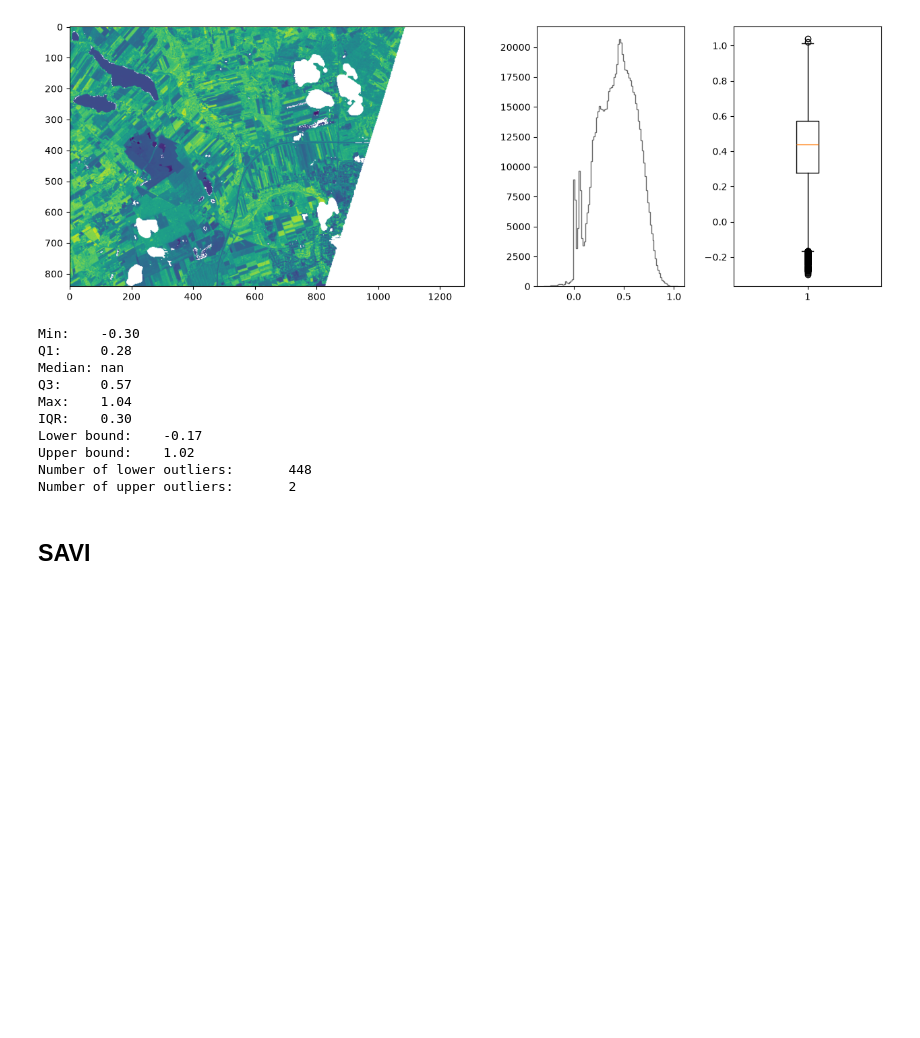
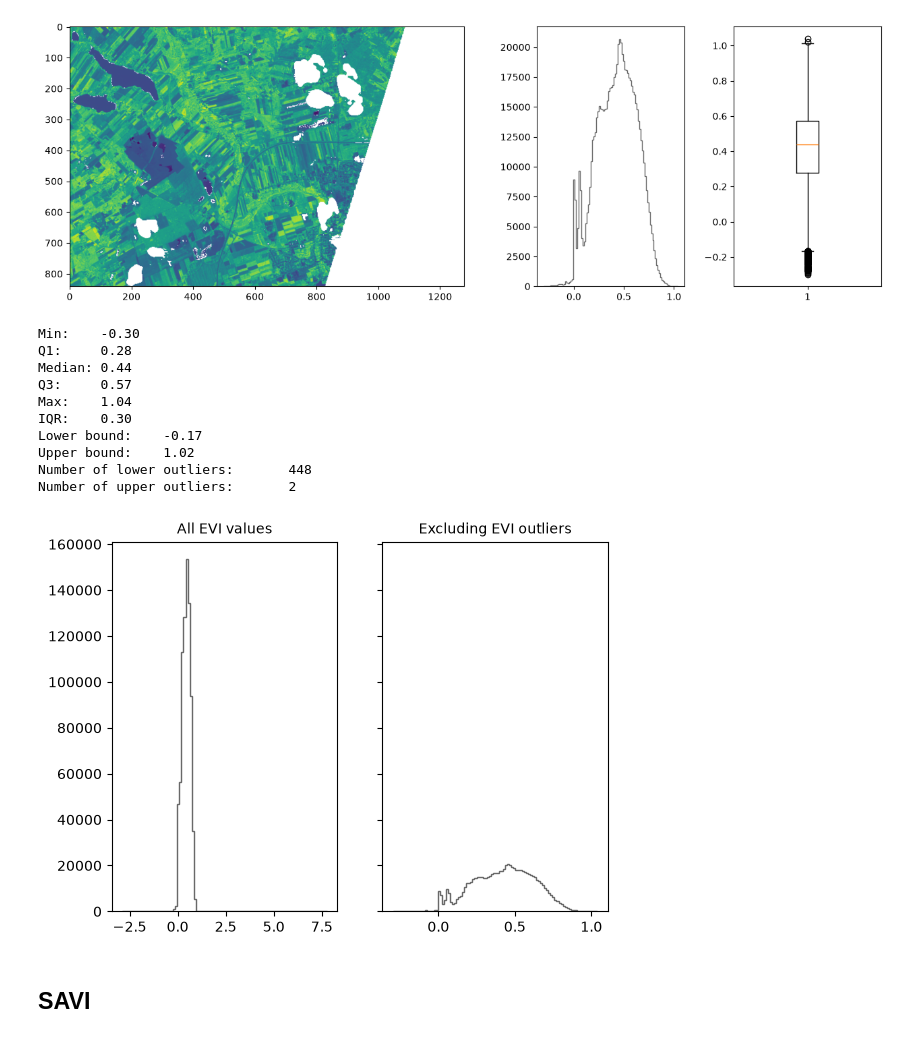
Before and after one commit to mikolaj-kowal/rs-vegetation-indices-analysis, a Jupyter notebook: notebooks/02-index-calculation.ipynb, the cells around one changed output. Saved outputs shown, nothing was run; the diff lists cells and outputs as text; code cells hidden in the pictures; blank space fills up the shorter version.

```diff
--- a/notebooks/02-index-calculation.ipynb
+++ b/notebooks/02-index-calculation.ipynb
@@ -214,7 +234,7 @@ upper_outliers = cleaned_evi > upper
 # %%
 print(f"Min:\t{np.nanmin(cleaned_evi):.2f}")
 print(f"Q1:\t{q1:.2f}")
-print(f"Median:\t{np.median(cleaned_evi):.2f}")
+print(f"Median:\t{np.nanmedian(cleaned_evi):.2f}")
 print(f"Q3:\t{q3:.2f}")
 print(f"Max:\t{np.nanmax(cleaned_evi):.2f}")
 print(f"IQR:\t{iqr:.2f}")
@@ -225,7 +245,7 @@ print(f"Number of upper outliers:\t{upper_outliers.sum()}")
 # %% [output]
 Min:    -0.30
 Q1:     0.28
-Median: nan
+Median: 0.44
 Q3:     0.57
 Max:    1.04
 IQR:    0.30
@@ -233,6 +253,19 @@ Lower bound:    -0.17
 Upper bound:    1.02
 Number of lower outliers:       448
 Number of upper outliers:       2
+# %%
+# histograms before and after removing outliers
+fig, ax = plt.subplots(1, 2, sharey=True)
+
+ax[0].hist(evi[np.isfinite(evi)], bins=100, histtype="step", color="dimgray");
+ax[1].hist(cleaned_evi[np.isfinite(cleaned_evi)], bins=100, histtype="step", color="dimgray");
+
+ax[0].set_title("All EVI values", fontsize=10)
+ax[1].set_title("Excluding EVI outliers", fontsize=10)
+
+plt.savefig(docs_path / "excluding_outliers_histograms.png")
+# %% [output]
+[figure, added]
 # %%
 # store cleaned data for further use
 evi = cleaned_evi
```
Also changed, not shown: parts of 6 cells of this notebook, 4 other files.
